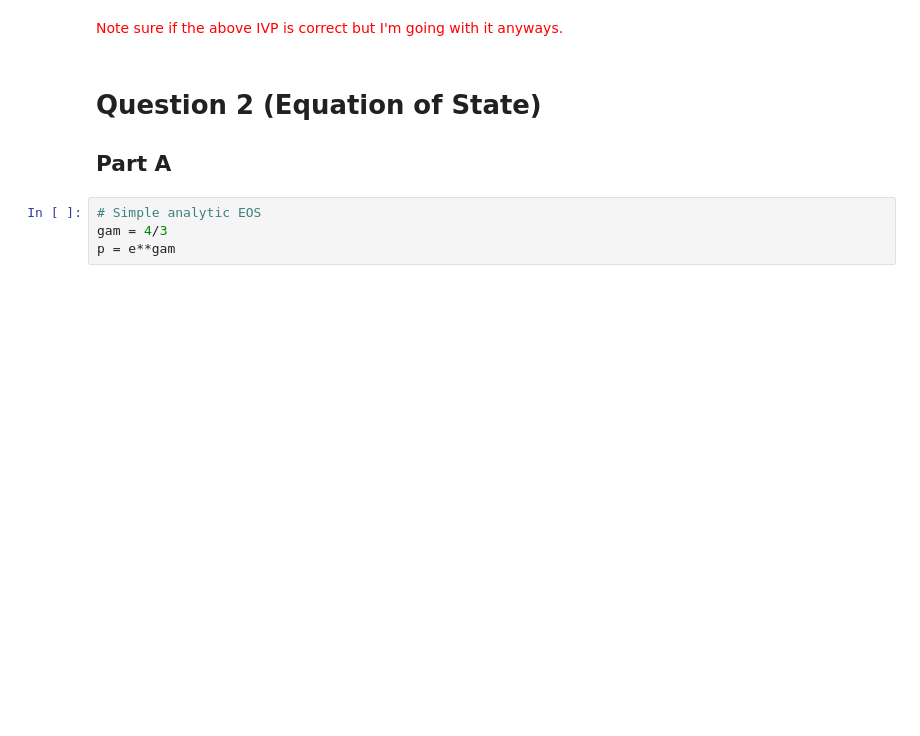
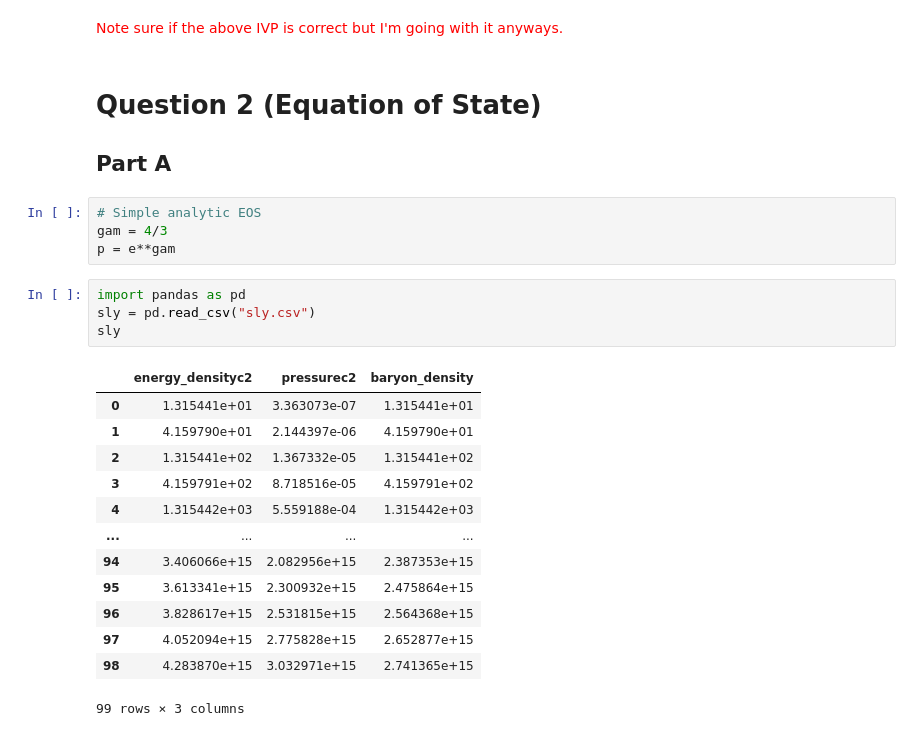
Before and after one commit to utkarsh7236/fmodes, a Jupyter notebook: Intro/CTA200 Final Project Assignment.ipynb, the cells around one changed output. Saved outputs shown, nothing was run; the diff lists cells and outputs as text; blank space fills up the shorter version.

```diff
--- a/Intro/CTA200 Final Project Assignment.ipynb
+++ b/Intro/CTA200 Final Project Assignment.ipynb
@@ -98,3 +96,21 @@ Notice that these terms go up to $\delta r^3$. Here we assume pressure is consta
 # Simple analytic EOS
 gam = 4/3
 p = e**gam
+# %%
+import pandas as pd
+sly = pd.read_csv("sly.csv")
+sly
+# %% [output]
+|  | energy_densityc2 | pressurec2 | baryon_density |
+| 0 | 1.315441e+01 | 3.363073e-07 | 1.315441e+01 |
+| 1 | 4.159790e+01 | 2.144397e-06 | 4.159790e+01 |
+| 2 | 1.315441e+02 | 1.367332e-05 | 1.315441e+02 |
+| 3 | 4.159791e+02 | 8.718516e-05 | 4.159791e+02 |
+| 4 | 1.315442e+03 | 5.559188e-04 | 1.315442e+03 |
+| ... | ... | ... | ... |
+| 94 | 3.406066e+15 | 2.082956e+15 | 2.387353e+15 |
+| 95 | 3.613341e+15 | 2.300932e+15 | 2.475864e+15 |
+| 96 | 3.828617e+15 | 2.531815e+15 | 2.564368e+15 |
+| 97 | 4.052094e+15 | 2.775828e+15 | 2.652877e+15 |
+| 98 | 4.283870e+15 | 3.032971e+15 | 2.741365e+15 |
+99 rows × 3 columns
```
Also changed, not shown: parts of 5 cells of this notebook, 1 other file.
